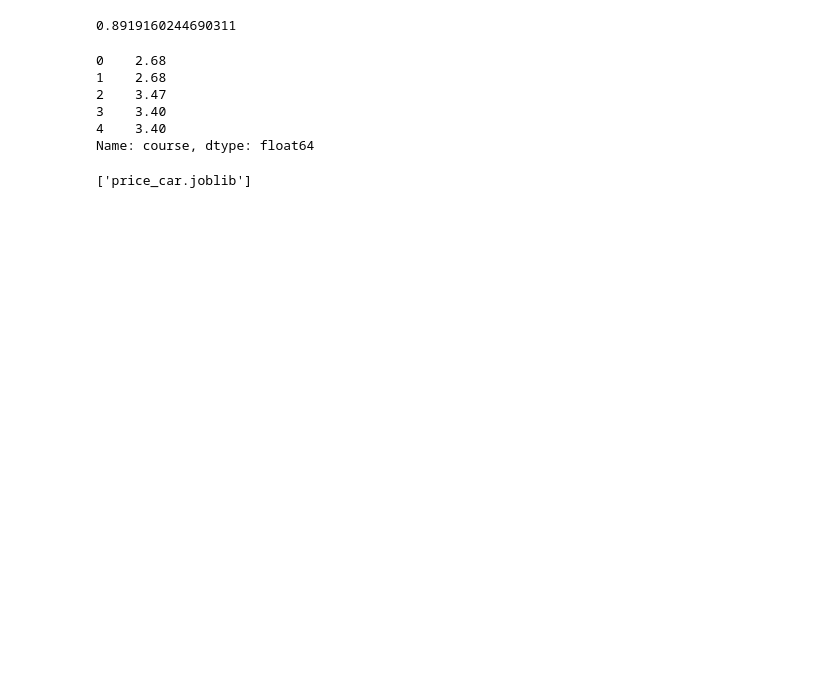
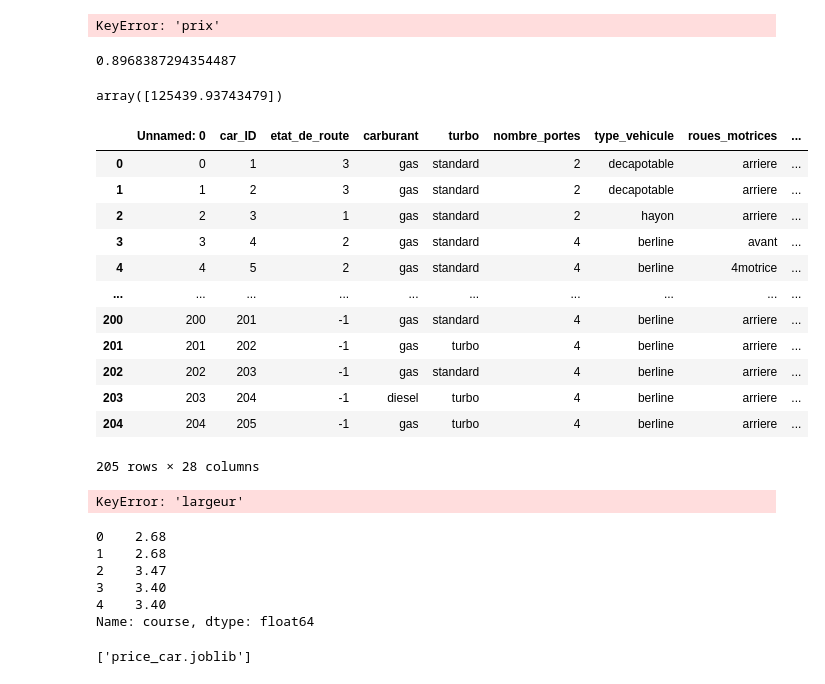
Before and after one commit to Manuwest21/estimation_voiture, a Jupyter notebook: modele_89.ipynb, the cells around one changed output. Saved outputs shown, nothing was run; the diff lists cells and outputs as text; code cells hidden in the pictures; blank space fills up the shorter version.

```diff
--- a/modele_89.ipynb
+++ b/modele_89.ipynb
@@ -2,7 +2,7 @@
 from sklearn.model_selection import GridSearchCV
 from sklearn.preprocessing import MinMaxScaler
 from sklearn.compose import ColumnTransformer
-from sklearn.preprocessing import OneHotEncoder
+from sklearn.preprocessing import OneHotEncoder, RobustScaler
 from sklearn.pipeline import Pipeline
 import pandas as pd
 from sklearn.linear_model import LinearRegression, Lasso, Ridge
@@ -20,7 +20,7 @@ X_num = X[['etat_de_route', 'nombre_portes', 'empattement', 'longueur_voiture',
 X_cat = X[["marque", "modele", 'carburant', 'turbo', 'type_vehicule', 'roues_motrices', 'emplacement_moteur', 'type_moteur', 'systeme_carburant']]
 
 ttt_num = Pipeline(steps=[('scaler', MinMaxScaler())])
-ttt_cat = Pipeline(steps=[('encoder', OneHotEncoder(handle_unknown='ignore', sparse=False))])
+ttt_cat = Pipeline(steps=[('encoder', OneHotEncoder(handle_unknown='ignore'))])
 
 preprocessor = ColumnTransformer(transformers=[
     ('num', ttt_num, X_num.columns),
@@ -42,4 +42,49 @@ trained_pipe.predict(X_test)
 # scoring sur X_test
 trained_pipe.score(X_test, y_test)
 # %% [output]
-0.8919160244690311
+KeyError: 'prix'
+# %%
+from sklearn.model_selection import GridSearchCV
+from sklearn.preprocessing import MinMaxScaler
+from sklearn.compose import ColumnTransformer
+from sklearn.preprocessing import OneHotEncoder, RobustScaler
+from sklearn.pipeline import Pipeline
+import pandas as pd
+from sklearn.linear_model import LinearRegression, Lasso, Ridge
+import seaborn as sns
+from sklearn.model_selection import train_test_split
+
+df=pd.read_csv("voiture_final.csv")
+# Sélectionner la variable cible et les variables explicatives
+Y = df['prix']
+X = df[['etat_de_route',        'empattement',        'longueur_voiture', 'largeur_voiture', 'hauteur_voiture',        'poids_vehicule', 'nombre_cylindres', 'moteur_cc3', 'course', 'taux_compression',        'chevaux', 'tour_moteur', 'consommation_ville',        'consommation_autoroute', "marque", "modele", 'carburant', 'turbo',        'type_vehicule', 'roues_motrices', 'emplacement_moteur', 'type_moteur',        'systeme_carburant']]
+
+X_train, X_test, y_train, y_test = train_test_split(X, Y, train_size=0.8, random_state=42)
+
+X_num = X[['etat_de_route', 'empattement', 'longueur_voiture', 'largeur_voiture', 'hauteur_voiture', 'poids_vehicule', 'nombre_cylindres', 'moteur_cc3', 'course', 'taux_compression', 'chevaux', 'tour_moteur', 'consommation_ville', 'consommation_autoroute']]
+X_cat = X[["marque", "modele", 'carburant', 'turbo', 'type_vehicule', 'roues_motrices', 'emplacement_moteur', 'type_moteur', 'systeme_carburant']]
+
+ttt_num = Pipeline(steps=[('scaler', MinMaxScaler())])
+ttt_cat = Pipeline(steps=[('encoder', OneHotEncoder(handle_unknown='ignore'))])
+
+preprocessor = ColumnTransformer(transformers=[
+    ('num', ttt_num, X_num.columns),
+    ('cat', ttt_cat, X_cat.columns)
+])
+
+ridge = Lasso()
+
+pipe = Pipeline([
+    ('prep', preprocessor),
+    ('knn', ridge)
+])
+
+trained_pipe = pipe.fit(X_train, y_train)
+
+# prediction sur X_test
+trained_pipe.predict(X_test)
+
+# scoring sur X_test
+trained_pipe.score(X_test, y_test)
+# %% [output]
+0.8968387294354487
@@ -46,3 +104,27 @@ trained_pipe.score(X_test, y_test)
+# %%
+trained_pipe.predict(prediction)
+# %% [output]
+array([125439.93743479])
+# %%
+df
+# %% [output]
+|  | Unnamed: 0 | car_ID | etat_de_route | carburant | turbo | nombre_portes | type_vehicule | roues_motrices | ... |
+| 0 | 0 | 1 | 3 | gas | standard | 2 | decapotable | arriere | ... |
+| 1 | 1 | 2 | 3 | gas | standard | 2 | decapotable | arriere | ... |
+| 2 | 2 | 3 | 1 | gas | standard | 2 | hayon | arriere | ... |
+| 3 | 3 | 4 | 2 | gas | standard | 4 | berline | avant | ... |
+| 4 | 4 | 5 | 2 | gas | standard | 4 | berline | 4motrice | ... |
+| ... | ... | ... | ... | ... | ... | ... | ... | ... | ... |
+| 200 | 200 | 201 | -1 | gas | standard | 4 | berline | arriere | ... |
+| 201 | 201 | 202 | -1 | gas | turbo | 4 | berline | arriere | ... |
+| 202 | 202 | 203 | -1 | gas | standard | 4 | berline | arriere | ... |
+| 203 | 203 | 204 | -1 | diesel | turbo | 4 | berline | arriere | ... |
+| 204 | 204 | 205 | -1 | gas | turbo | 4 | berline | arriere | ... |
+205 rows × 28 columns
+# %%
+df['largeur'].head()
+# %% [output]
+KeyError: 'largeur'
 # %%
 import pickle
 
```
Also changed, not shown: parts of 5 cells of this notebook, 13 other files.
